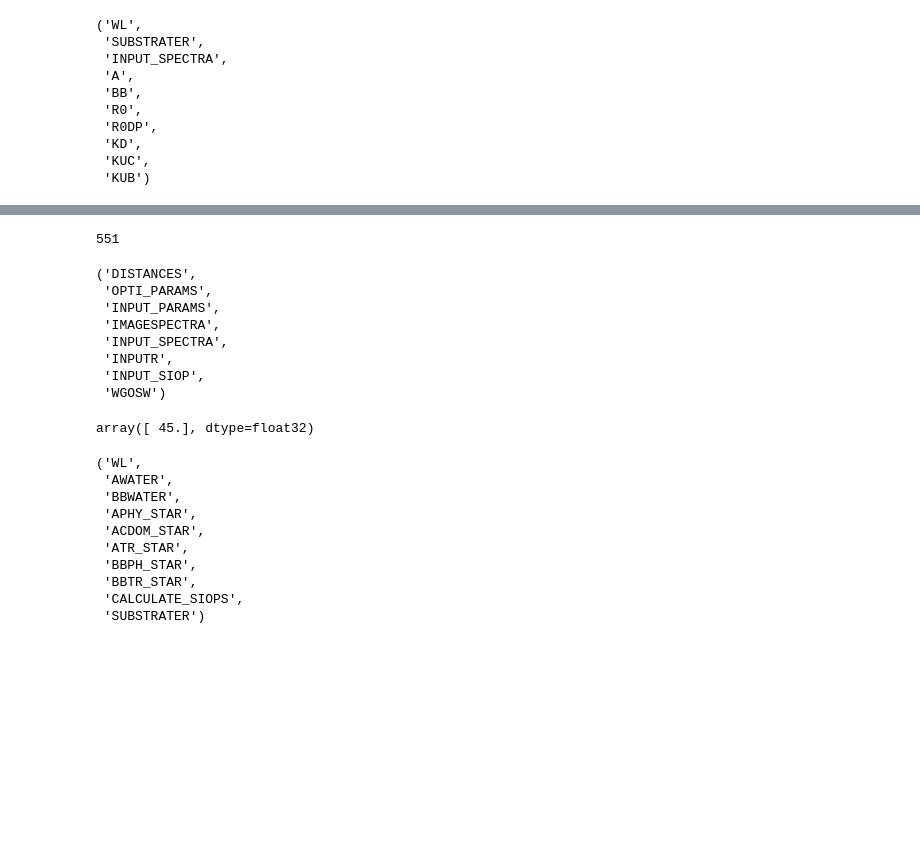
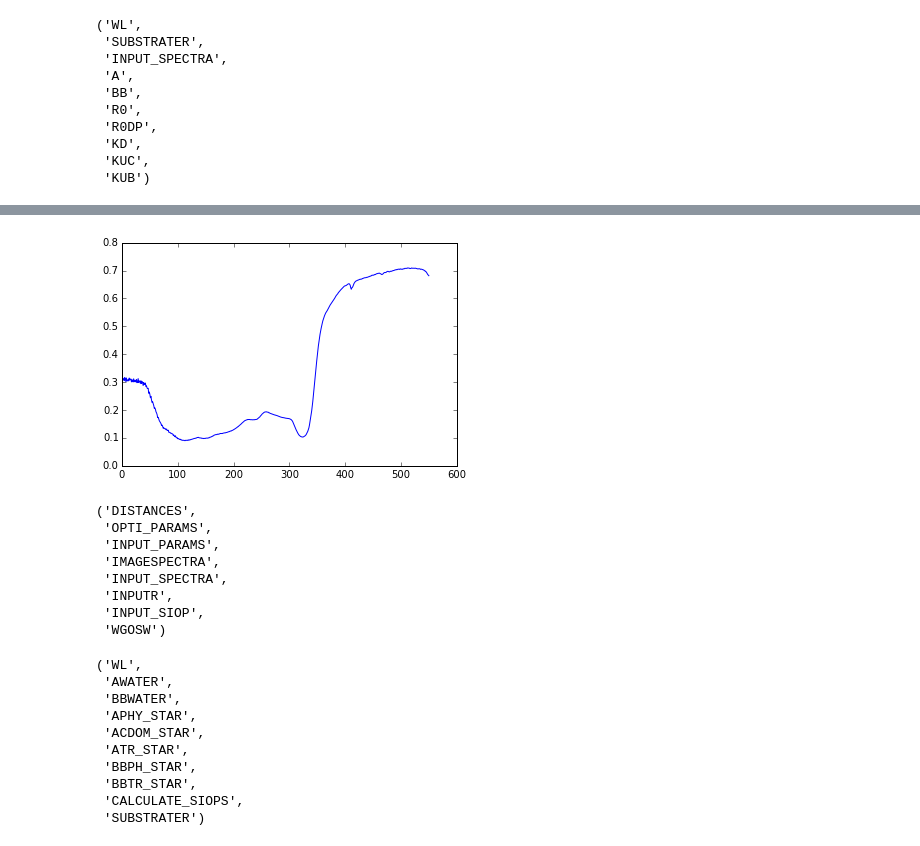
Before and after one commit to obarrilero/sambuca, a Jupyter notebook: reference/notebooks/Reading IDL SAV data.ipynb, the cells around one changed output, grey strips where cells are left out. Saved outputs shown, nothing was run; the diff lists cells and outputs as text; code cells hidden in the pictures; blank space fills up the shorter version.

```diff
--- a/reference/notebooks/Reading IDL SAV data.ipynb
+++ b/reference/notebooks/Reading IDL SAV data.ipynb
@@ -34,7 +45,7 @@ data.spectra[0].dtype.names
 # %%
-len(data.spectra[0].substrater)
+plt.plot(data.spectra[0].substrater);
 # %% [output]
-551
+[figure, added]
 # %%
 data.sambuca.dtype.names
 # %% [output]
@@ -46,10 +57,6 @@ data.sambuca.dtype.names
  'INPUTR',
  'INPUT_SIOP',
  'WGOSW')
-# %%
-data.sambuca.input_params[0].theta_air
-# %% [output]
-array([ 45.], dtype=float32)
 # %%
 data.sambuca.input_spectra[0].dtype.names
 # %% [output]
```
Also changed, not shown: parts of 10 cells of this notebook, 1 other file.
